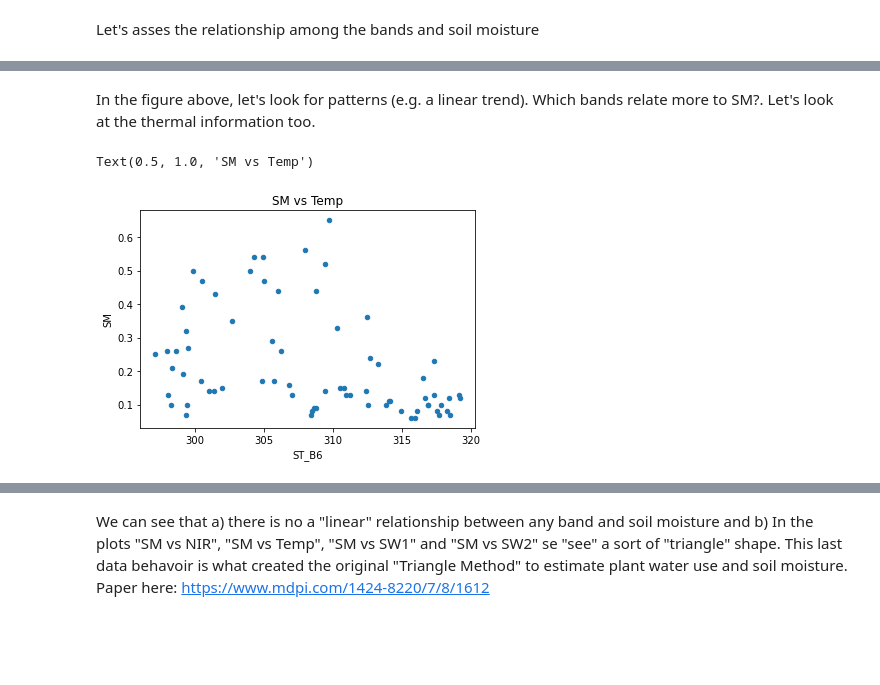
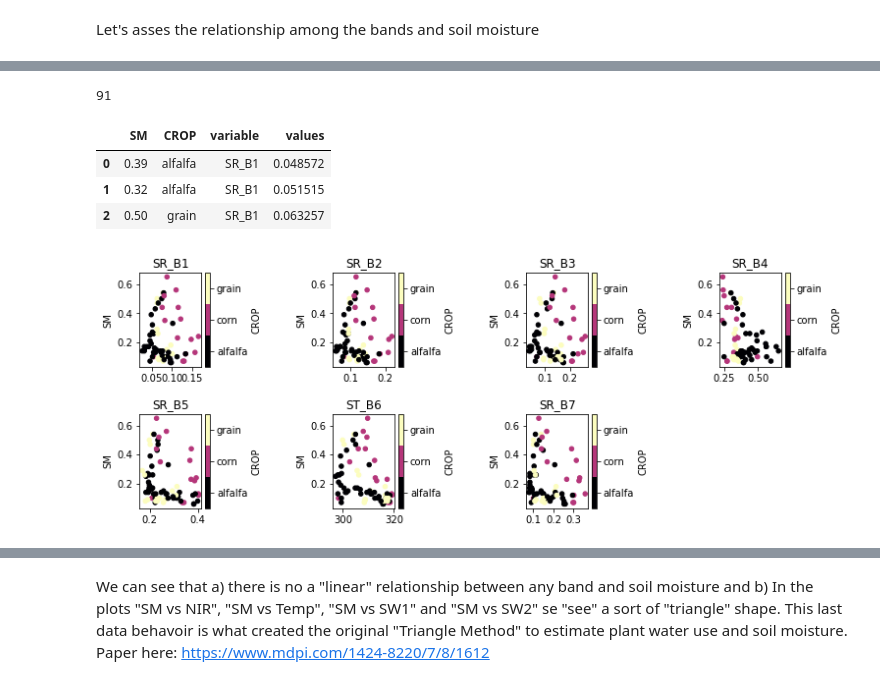
Before and after one commit to diviningwater/Machine-Learning-Applications-in-Remote-Sensing-Data, a Jupyter notebook: DSAW_Application_1_Step_2.ipynb, the cells around one changed output, grey strips where cells are left out. Cells and saved outputs as stored; diff of their text form; code cells hidden in the pictures; blank space fills up the shorter version.

Commit message:
updating linear regression

```diff
--- a/DSAW_Application_1_Step_2.ipynb
+++ b/DSAW_Application_1_Step_2.ipynb
@@ -163,7 +168,36 @@ Text(0.5, 1.0, 'SM vs SW2')
-# %% [markdown]
-In the figure above, let's look for patterns (e.g. a linear trend). Which bands relate more to SM?. Let's look at the thermal information too.
-# %%
-sm.plot(y ='SM', x='ST_B6', kind = 'scatter').set_title('SM vs Temp')
-# %% [output]
-Text(0.5, 1.0, 'SM vs Temp')
-[figure, removed]
+# %%
+len(vegetation)
+# %% [output]
+91
+# %%
+df = pd.melt(sm, id_vars=["SM", 'CROP'], value_name="values")
+df['CROP'] = df.CROP.astype('category')
+
+df.head(3)
+# %% [output]
+|  | SM | CROP | variable | values |
+| 0 | 0.39 | alfalfa | SR_B1 | 0.048572 |
+| 1 | 0.32 | alfalfa | SR_B1 | 0.051515 |
+| 2 | 0.50 | grain | SR_B1 | 0.063257 |
+# %%
+import matplotlib.pyplot as plt
+
+
+plt.figure(figsize=(12, 60))
+plt.subplots_adjust(hspace=0.5, wspace=1.5)
+# plt.suptitle("SM vs vegetation indices", fontsize=18, y=0.95)
+
+# loop through the length of tickers and keep track of index
+for n, veg_index in enumerate(bands):
+    # add a new subplot iteratively
+    ax = plt.subplot(23, 4, n + 1)
+
+    # filter df and plot ticker on the new subplot axis
+    df[df["variable"] == veg_index].plot(ax=ax, kind='scatter',y ='SM', x='values',c = 'CROP' , cmap = "magma")
+
+    # chart formatting
+    ax.set_title(veg_index.upper())
+    # ax.get_legend().remove()
+    ax.set_xlabel("")
+# %% [output]
+[figure, added]
```
Also changed, not shown: parts of 29 cells of this notebook, 11 other files.
